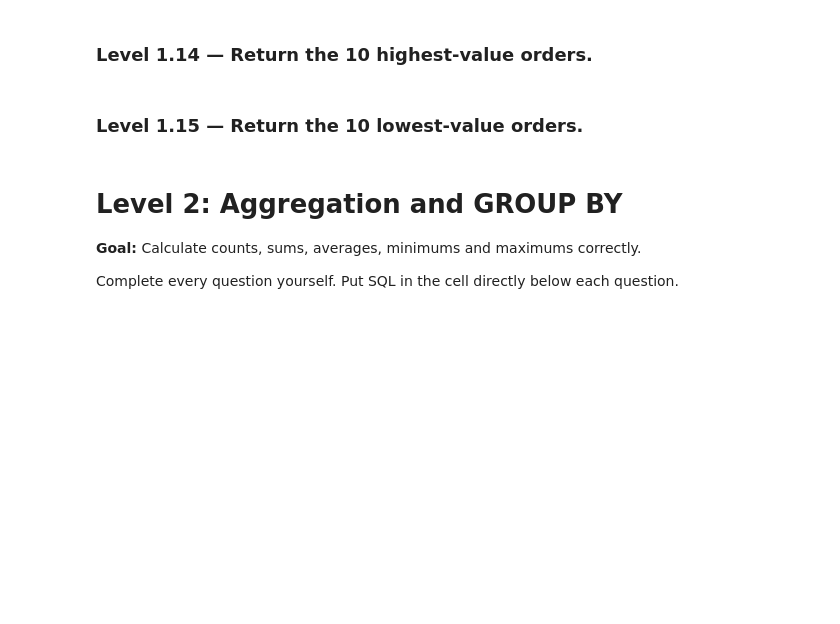
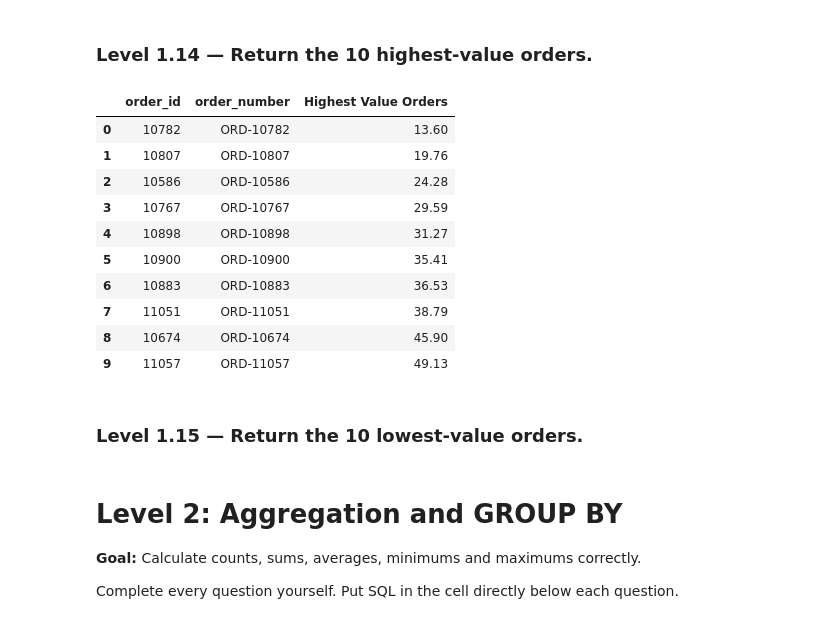
Before and after one commit to Thomasayanfeoluwa/E-Commerce-Analytics-Engineering-System, a Jupyter notebook: notebooks/01_sql_practice.ipynb, the cells around one changed output. Saved outputs shown, nothing was run; the diff lists cells and outputs as text; code cells hidden in the pictures; blank space fills up the shorter version.

```diff
--- a/notebooks/01_sql_practice.ipynb
+++ b/notebooks/01_sql_practice.ipynb
@@ -383,6 +402,25 @@ run_sql("""
 ### Level 1.14 — Return the 10 highest-value orders.
 # %%
 # Write your SQL here
+run_sql("""
+    SELECT order_id, order_number,
+        grand_total AS "Highest Value Orders"
+    FROM orders
+    ORDER BY grand_total
+    LIMIT 10;
+""")
+# %% [output]
+|  | order_id | order_number | Highest Value Orders |
+| 0 | 10782 | ORD-10782 | 13.60 |
+| 1 | 10807 | ORD-10807 | 19.76 |
+| 2 | 10586 | ORD-10586 | 24.28 |
+| 3 | 10767 | ORD-10767 | 29.59 |
+| 4 | 10898 | ORD-10898 | 31.27 |
+| 5 | 10900 | ORD-10900 | 35.41 |
+| 6 | 10883 | ORD-10883 | 36.53 |
+| 7 | 11051 | ORD-11051 | 38.79 |
+| 8 | 10674 | ORD-10674 | 45.90 |
+| 9 | 11057 | ORD-11057 | 49.13 |
 # %% [markdown]
 ### Level 1.15 — Return the 10 lowest-value orders.
 # %%
```
Also changed, not shown: parts of 1 cell of this notebook.
